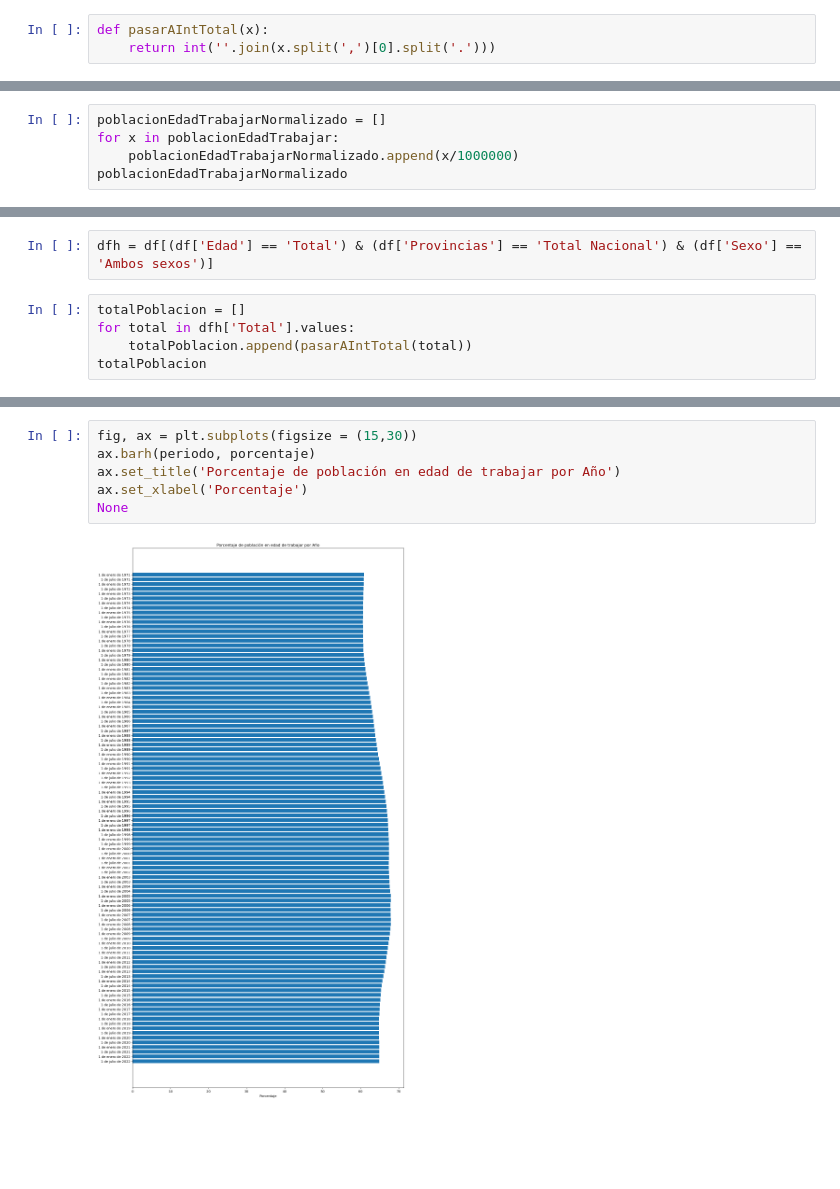
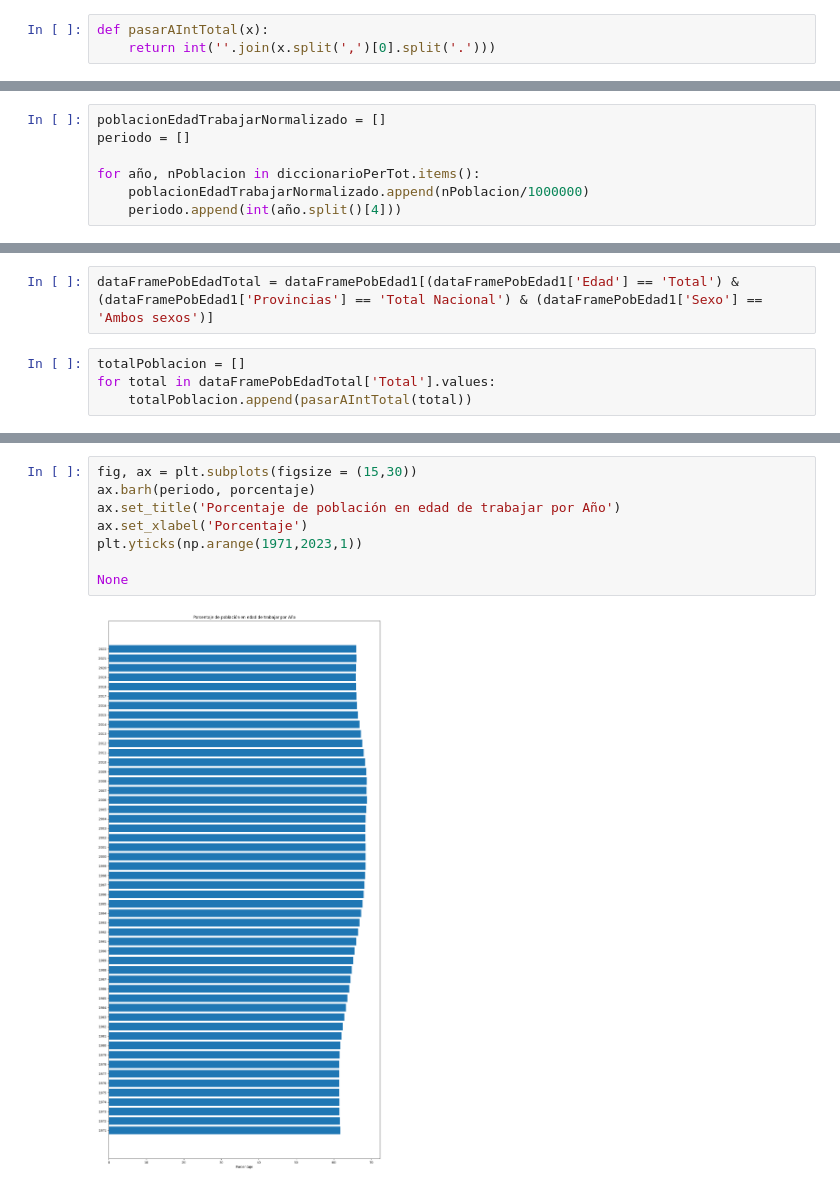
Before and after one commit to powerPoint04/PROYECTO1, a Jupyter notebook: Demografía/PoblaciónTrabajo/PoblacionActiva.ipynb, the cells around one changed output, grey strips where cells are left out. Cells and saved outputs as stored; diff of their text form; blank space fills up the shorter version.

```diff
--- a/Demografía/PoblaciónTrabajo/PoblacionActiva.ipynb
+++ b/Demografía/PoblaciónTrabajo/PoblacionActiva.ipynb
@@ -189,5 +64,0 @@ periodo
-# %%
-poblacionEdadTrabajarNormalizado = []
-for x in poblacionEdadTrabajar:
-    poblacionEdadTrabajarNormalizado.append(x/1000000)
-poblacionEdadTrabajarNormalizado
@@ -211,0 +67,7 @@ poblacionEdadTrabajarNormalizado
+# %%
+poblacionEdadTrabajarNormalizado = []
+periodo = []
+
+for año, nPoblacion in diccionarioPerTot.items():
+    poblacionEdadTrabajarNormalizado.append(nPoblacion/1000000)
+    periodo.append(int(año.split()[4]))
@@ -221,7 +92,6 @@ None
 # %%
-dfh = df[(df['Edad'] == 'Total') & (df['Provincias'] == 'Total Nacional') & (df['Sexo'] == 'Ambos sexos')]
+dataFramePobEdadTotal = dataFramePobEdad1[(dataFramePobEdad1['Edad'] == 'Total') & (dataFramePobEdad1['Provincias'] == 'Total Nacional') & (dataFramePobEdad1['Sexo'] == 'Ambos sexos')]
 # %%
 totalPoblacion = []
-for total in dfh['Total'].values:
+for total in dataFramePobEdadTotal['Total'].values:
     totalPoblacion.append(pasarAIntTotal(total))
-totalPoblacion
@@ -269,8 +121,10 @@ porcentaje
 # %%
 fig, ax = plt.subplots(figsize = (15,30))
 ax.barh(periodo, porcentaje)
 ax.set_title('Porcentaje de población en edad de trabajar por Año')
 ax.set_xlabel('Porcentaje')
+plt.yticks(np.arange(1971,2023,1))
+
 None
 # %% [output]
-[figure, old version]
+[figure, new version]
```
Also changed, not shown: parts of 37 cells of this notebook.
